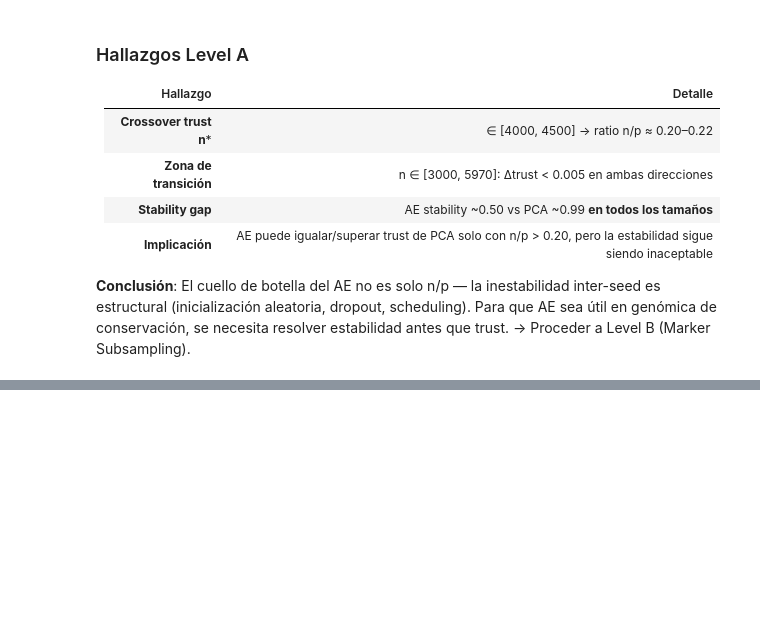
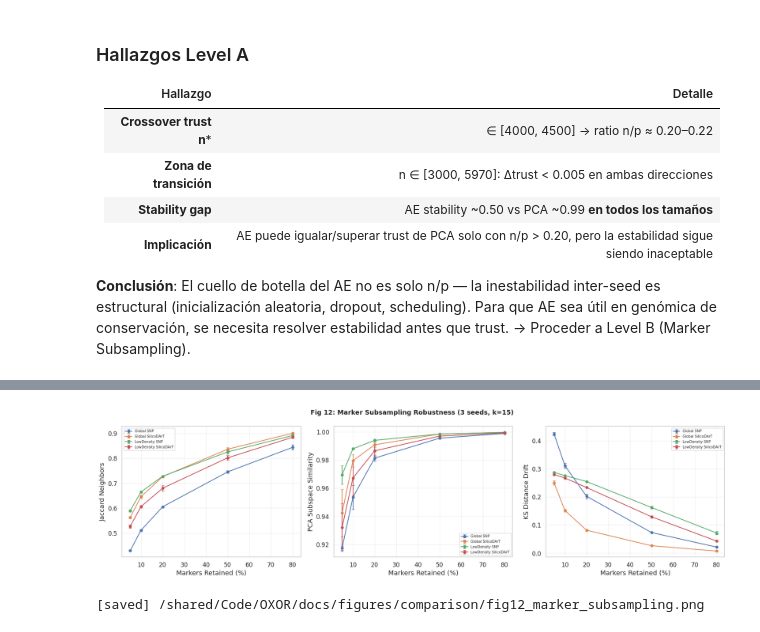
Before and after one commit to R0SEWT/GENO-MAP_Correspondence-Free-Diagnostics-for-Sweet-Potato-Diversity-Maps, a Jupyter notebook: notebooks/ae_vs_baseline.ipynb, the cells around one changed output, grey strips where cells are left out. Saved outputs shown, nothing was run; the diff lists cells and outputs as text; code cells hidden in the pictures; blank space fills up the shorter version.

```diff
--- a/notebooks/ae_vs_baseline.ipynb
+++ b/notebooks/ae_vs_baseline.ipynb
@@ -1311,0 +1438,40 @@ plt.show()
+# %%
+# ── Load robustness results ────────────────────────────────────────────
+rob_path = ROOT / "experiments" / "robustness" / "robustness_all.json"
+with open(rob_path) as f:
+    rob_data = json.load(f)
+
+# ── Fig 12: Marker Subsampling Curves ──────────────────────────────────
+fig, axes = plt.subplots(1, 3, figsize=(18, 5))
+metrics_cols = [
+    ("jaccard_neighbors", "Jaccard Neighbors"),
+    ("subspace_similarity", "PCA Subspace Similarity"),
+    ("distance_ks", "KS Distance Drift"),
+]
+
+for ax, (metric, ylabel) in zip(axes, metrics_cols):
+    for ds_result in rob_data:
+        label = ds_result["label"]
+        rows = ds_result["marker_subsampling"]
+        fracs = sorted(set(r["fraction"] for r in rows))
+        means = []
+        stds = []
+        for frac in fracs:
+            vals = [r[metric] for r in rows if r["fraction"] == frac]
+            means.append(np.mean(vals))
+            stds.append(np.std(vals))
+        ax.errorbar([f * 100 for f in fracs], means, yerr=stds,
+                    marker="o", capsize=3, label=label, markersize=5)
+    ax.set_xlabel("Markers Retained (%)")
+    ax.set_ylabel(ylabel)
+    ax.legend(fontsize=7)
+    ax.grid(True, alpha=0.3)
+
+fig.suptitle("Fig 12: Marker Subsampling Robustness (3 seeds, k=15)", fontsize=13, fontweight="bold")
+fig.tight_layout()
+fig.savefig(FIG_DIR / "fig12_marker_subsampling.png", dpi=DPI, bbox_inches="tight")
+plt.show()
+print(f"[saved] {FIG_DIR / 'fig12_marker_subsampling.png'}")
+# %% [output]
+[figure, added]
+[saved] /shared/Code/OXOR/docs/figures/comparison/fig12_marker_subsampling.png
```
Also changed, not shown: parts of 7 cells of this notebook, 7 other files.
